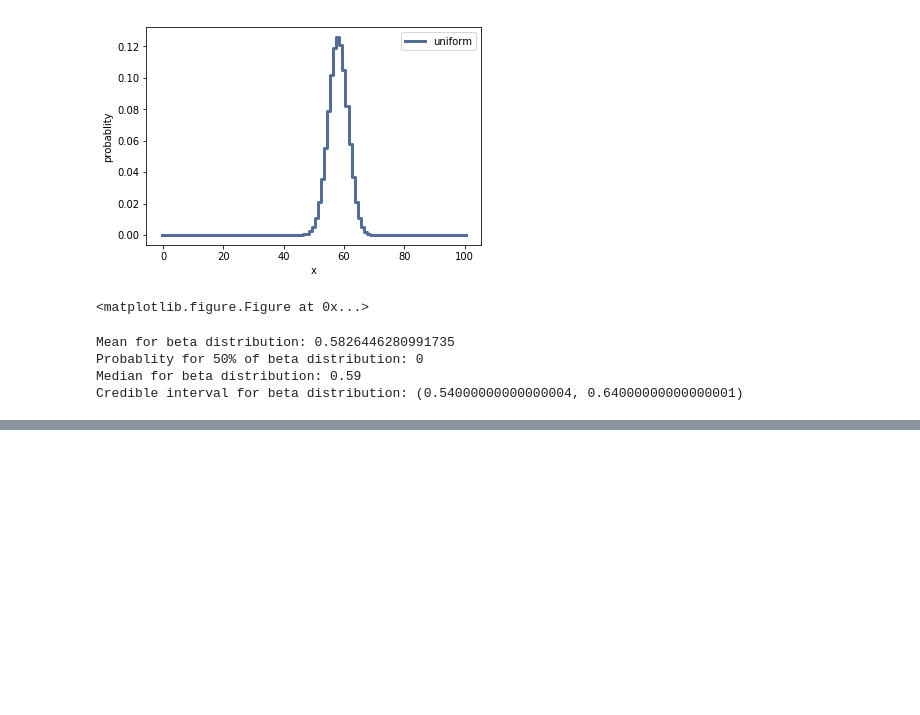
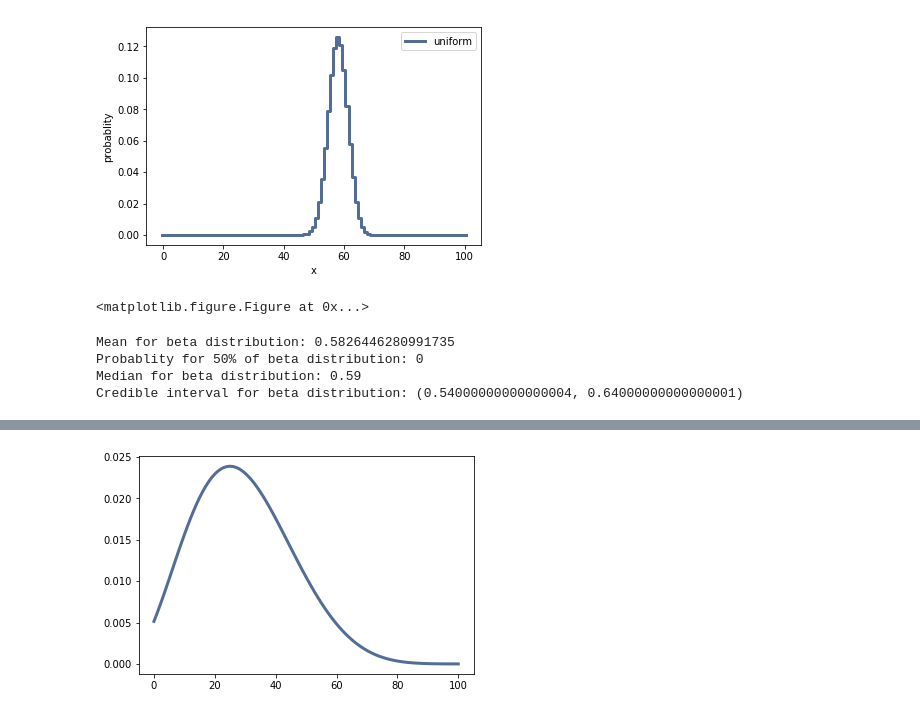
Before and after one commit to llv22/thinkbayes, a Jupyter notebook: chapter4/chapter4_statistic.ipynb, the cells around one changed output, grey strips where cells are left out. Saved outputs shown, nothing was run; the diff lists cells and outputs as text; code cells hidden in the pictures; blank space fills up the shorter version.

```diff
--- a/chapter4/chapter4_statistic.ipynb
+++ b/chapter4/chapter4_statistic.ipynb
@@ -152,0 +195,7 @@ Credible interval for beta distribution: (0.54000000000000004, 0.640000000000000
+# %%
+# Solution 2 : And update with 3 heads and 7 tails.
+for outcome in 'HHHTTTTTTT':
+    suite.Update(outcome)
+thinkplot.Pdf(suite)
+# %% [output]
+[figure, added]
```
Also changed, not shown: parts of 8 cells of this notebook, 1 other file.
